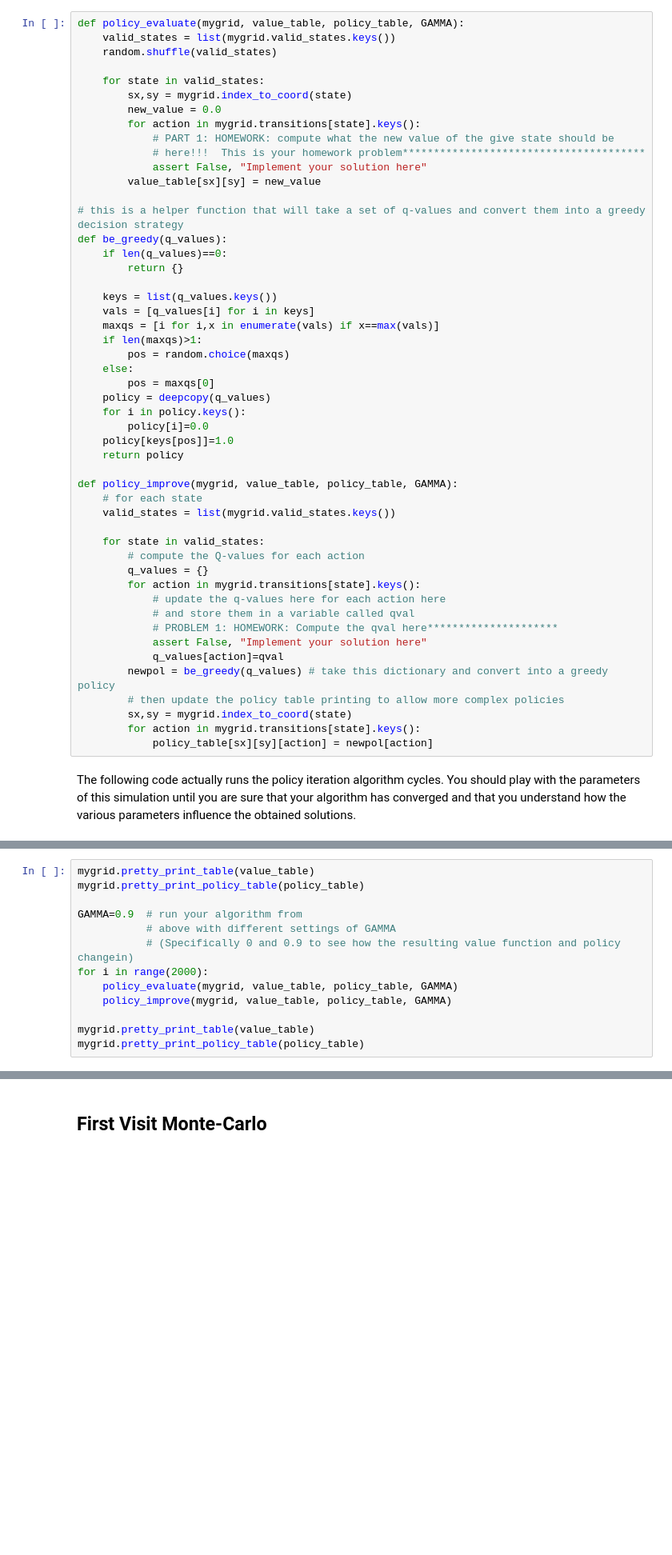
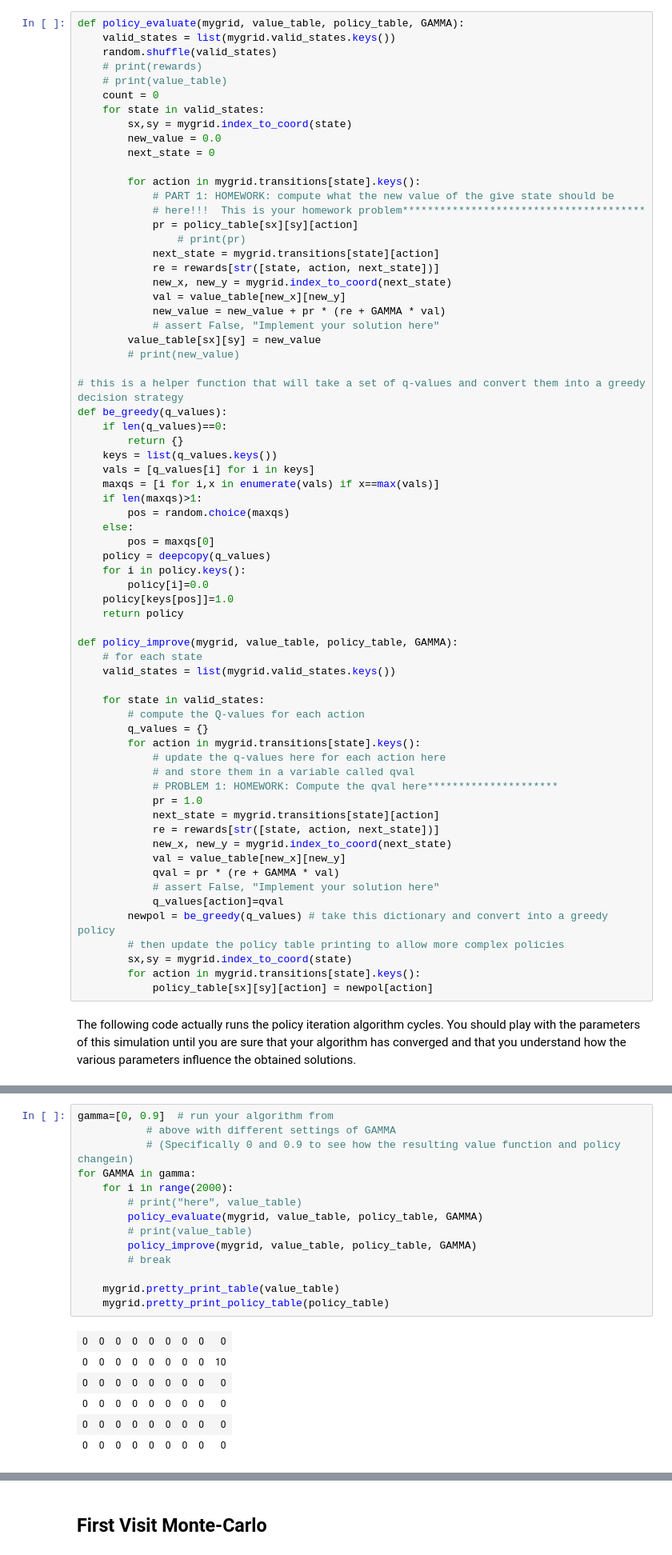
Before and after one commit to yuluqinn/CCM-site, a Jupyter notebook: homeworks/homework-RL/Homework-RL-A.ipynb, the cells around one changed output, grey strips where cells are left out. Shown at 80% size. Drawn from its saved outputs; the diff is of its cells as text; blank space fills up the shorter version.

```diff
--- a/homeworks/homework-RL/Homework-RL-A.ipynb
+++ b/homeworks/homework-RL/Homework-RL-A.ipynb
@@ -216,21 +286,32 @@ Implement the two major steps of your algorithm as the following two functions.
 def policy_evaluate(mygrid, value_table, policy_table, GAMMA):
     valid_states = list(mygrid.valid_states.keys())
     random.shuffle(valid_states)
-
+    # print(rewards)
+    # print(value_table)
+    count = 0
     for state in valid_states:
         sx,sy = mygrid.index_to_coord(state)
         new_value = 0.0
+        next_state = 0
+
         for action in mygrid.transitions[state].keys():
             # PART 1: HOMEWORK: compute what the new value of the give state should be
             # here!!!  This is your homework problem***************************************
-            assert False, "Implement your solution here"
+            pr = policy_table[sx][sy][action]
+                # print(pr)
+            next_state = mygrid.transitions[state][action]
+            re = rewards[str([state, action, next_state])]
+            new_x, new_y = mygrid.index_to_coord(next_state)
+            val = value_table[new_x][new_y]
+            new_value = new_value + pr * (re + GAMMA * val)
+            # assert False, "Implement your solution here"
         value_table[sx][sy] = new_value
+        # print(new_value)
 
 # this is a helper function that will take a set of q-values and convert them into a greedy decision strategy
 def be_greedy(q_values):
     if len(q_values)==0:
         return {}
-
     keys = list(q_values.keys())
     vals = [q_values[i] for i in keys]
     maxqs = [i for i,x in enumerate(vals) if x==max(vals)]
@@ -255,7 +336,13 @@ def policy_improve(mygrid, value_table, policy_table, GAMMA):
             # update the q-values here for each action here
             # and store them in a variable called qval
             # PROBLEM 1: HOMEWORK: Compute the qval here*********************
-            assert False, "Implement your solution here"
+            pr = 1.0
+            next_state = mygrid.transitions[state][action]
+            re = rewards[str([state, action, next_state])]
+            new_x, new_y = mygrid.index_to_coord(next_state)
+            val = value_table[new_x][new_y]
+            qval = pr * (re + GAMMA * val)
+            # assert False, "Implement your solution here"
             q_values[action]=qval
         newpol = be_greedy(q_values) # take this dictionary and convert into a greedy policy
         # then update the policy table printing to allow more complex policies
@@ -267,13 +370,21 @@ The following code actually runs the policy iteration algorithm cycles.  You sho
 # %%
-mygrid.pretty_print_table(value_table)
-mygrid.pretty_print_policy_table(policy_table)
-
-GAMMA=0.9  # run your algorithm from
+gamma=[0, 0.9]  # run your algorithm from
            # above with different settings of GAMMA
            # (Specifically 0 and 0.9 to see how the resulting value function and policy changein)
-for i in range(2000):
-    policy_evaluate(mygrid, value_table, policy_table, GAMMA)
-    policy_improve(mygrid, value_table, policy_table, GAMMA)
+for GAMMA in gamma:
+    for i in range(2000):
+        # print("here", value_table)
+        policy_evaluate(mygrid, value_table, policy_table, GAMMA)
+        # print(value_table)
+        policy_improve(mygrid, value_table, policy_table, GAMMA)
+        # break
 
-mygrid.pretty_print_table(value_table)
-mygrid.pretty_print_policy_table(policy_table)
+    mygrid.pretty_print_table(value_table)
+    mygrid.pretty_print_policy_table(policy_table)
+# %% [output]
+| 0 | 0 | 0 | 0 | 0 | 0 | 0 | 0 | 0 |
+| 0 | 0 | 0 | 0 | 0 | 0 | 0 | 0 | 10 |
+| 0 | 0 | 0 | 0 | 0 | 0 | 0 | 0 | 0 |
+| 0 | 0 | 0 | 0 | 0 | 0 | 0 | 0 | 0 |
+| 0 | 0 | 0 | 0 | 0 | 0 | 0 | 0 | 0 |
+| 0 | 0 | 0 | 0 | 0 | 0 | 0 | 0 | 0 |
```
Also changed, not shown: parts of 17 cells of this notebook, 1 other file.
